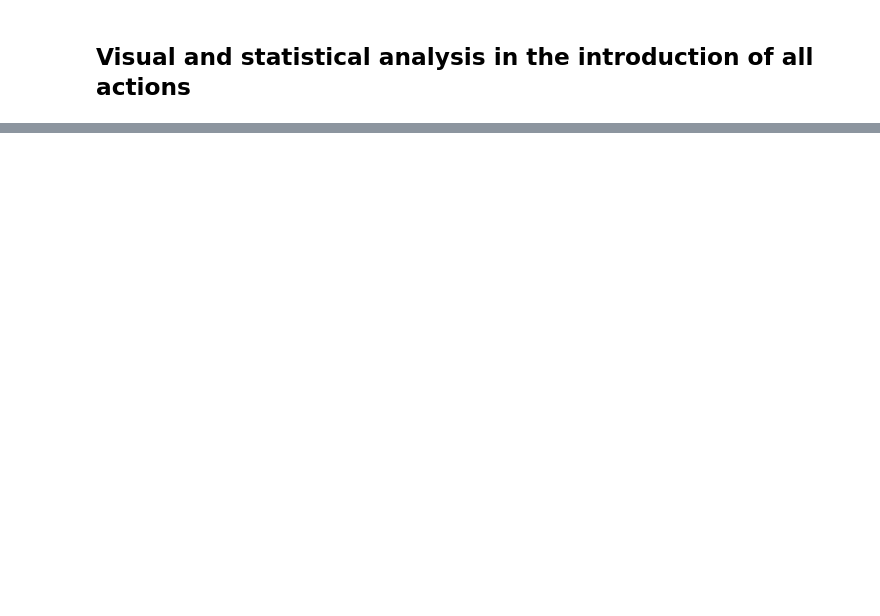
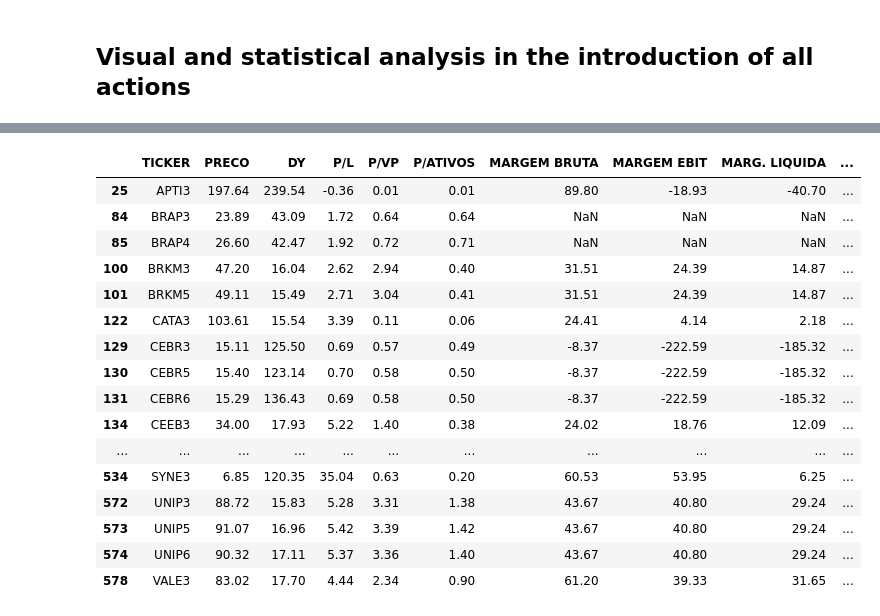
Before and after one commit to Alexandre-Leal/Projetos_iniciais, a Jupyter notebook: B3_Ibovespa/Analise Ibovespa - Brasil.ipynb, the cells around one changed output, grey strips where cells are left out. Cells and saved outputs as stored; diff of their text form; code cells hidden in the pictures; blank space fills up the shorter version.

```diff
--- a/B3_Ibovespa/Analise Ibovespa - Brasil.ipynb
+++ b/B3_Ibovespa/Analise Ibovespa - Brasil.ipynb
@@ -115,0 +216,20 @@ sns.histplot(df['PRECO'], bins = 10)
+# %%
+df[df.DY >= 15]
+# %% [output]
+|  | TICKER | PRECO | DY | P/L | P/VP | P/ATIVOS | MARGEM BRUTA | MARGEM EBIT | MARG. LIQUIDA | ... |
+| 25 | APTI3 | 197.64 | 239.54 | -0.36 | 0.01 | 0.01 | 89.80 | -18.93 | -40.70 | ... |
+| 84 | BRAP3 | 23.89 | 43.09 | 1.72 | 0.64 | 0.64 | NaN | NaN | NaN | ... |
+| 85 | BRAP4 | 26.60 | 42.47 | 1.92 | 0.72 | 0.71 | NaN | NaN | NaN | ... |
+| 100 | BRKM3 | 47.20 | 16.04 | 2.62 | 2.94 | 0.40 | 31.51 | 24.39 | 14.87 | ... |
+| 101 | BRKM5 | 49.11 | 15.49 | 2.71 | 3.04 | 0.41 | 31.51 | 24.39 | 14.87 | ... |
+| 122 | CATA3 | 103.61 | 15.54 | 3.39 | 0.11 | 0.06 | 24.41 | 4.14 | 2.18 | ... |
+| 129 | CEBR3 | 15.11 | 125.50 | 0.69 | 0.57 | 0.49 | -8.37 | -222.59 | -185.32 | ... |
+| 130 | CEBR5 | 15.40 | 123.14 | 0.70 | 0.58 | 0.50 | -8.37 | -222.59 | -185.32 | ... |
+| 131 | CEBR6 | 15.29 | 136.43 | 0.69 | 0.58 | 0.50 | -8.37 | -222.59 | -185.32 | ... |
+| 134 | CEEB3 | 34.00 | 17.93 | 5.22 | 1.40 | 0.38 | 24.02 | 18.76 | 12.09 | ... |
+| ... | ... | ... | ... | ... | ... | ... | ... | ... | ... | ... |
+| 534 | SYNE3 | 6.85 | 120.35 | 35.04 | 0.63 | 0.20 | 60.53 | 53.95 | 6.25 | ... |
+| 572 | UNIP3 | 88.72 | 15.83 | 5.28 | 3.31 | 1.38 | 43.67 | 40.80 | 29.24 | ... |
+| 573 | UNIP5 | 91.07 | 16.96 | 5.42 | 3.39 | 1.42 | 43.67 | 40.80 | 29.24 | ... |
+| 574 | UNIP6 | 90.32 | 17.11 | 5.37 | 3.36 | 1.40 | 43.67 | 40.80 | 29.24 | ... |
+| 578 | VALE3 | 83.02 | 17.70 | 4.44 | 2.34 | 0.90 | 61.20 | 39.33 | 31.65 | ... |
```
Also changed, not shown: parts of 20 cells of this notebook.
